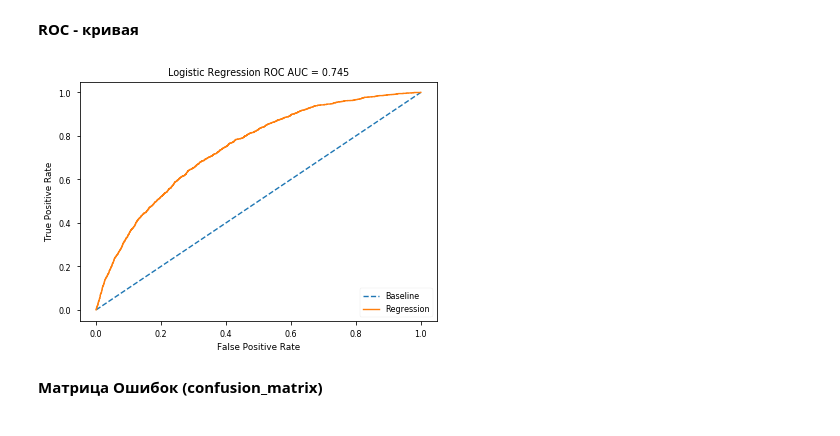
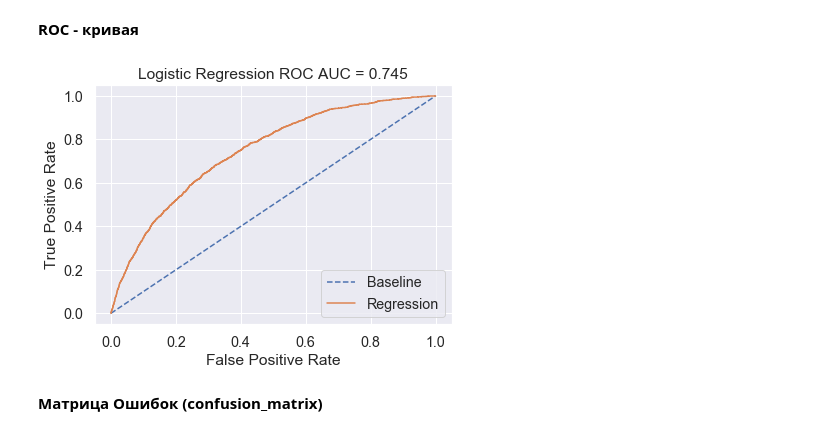
Before and after one commit to greg-kan/skillfactory_rds, a Jupyter notebook: module_4/kaggle_Module4_Computer_says_no.ipynb, the cells around one changed output. Drawn from its saved outputs; the diff is of its cells as text; code cells hidden in the pictures.

```diff
--- a/module_4/kaggle_Module4_Computer_says_no.ipynb
+++ b/module_4/kaggle_Module4_Computer_says_no.ipynb
@@ -471,9 +471,9 @@ y_pred = model.predict(X_test)
 # %% [markdown]
 **ROC - кривая**
 # %%
-utils.display_roc_auc(y_test, probs)
+utils.display_roc_auc(y_test, probs, 1.3)
 # %% [output]
-[figure, old version]
+[figure, new version]
 # %% [markdown]
 **Матрица Ошибок (confusion_matrix)**
 # %%
```
Also changed, not shown: parts of 26 cells of this notebook, 1 other file.
